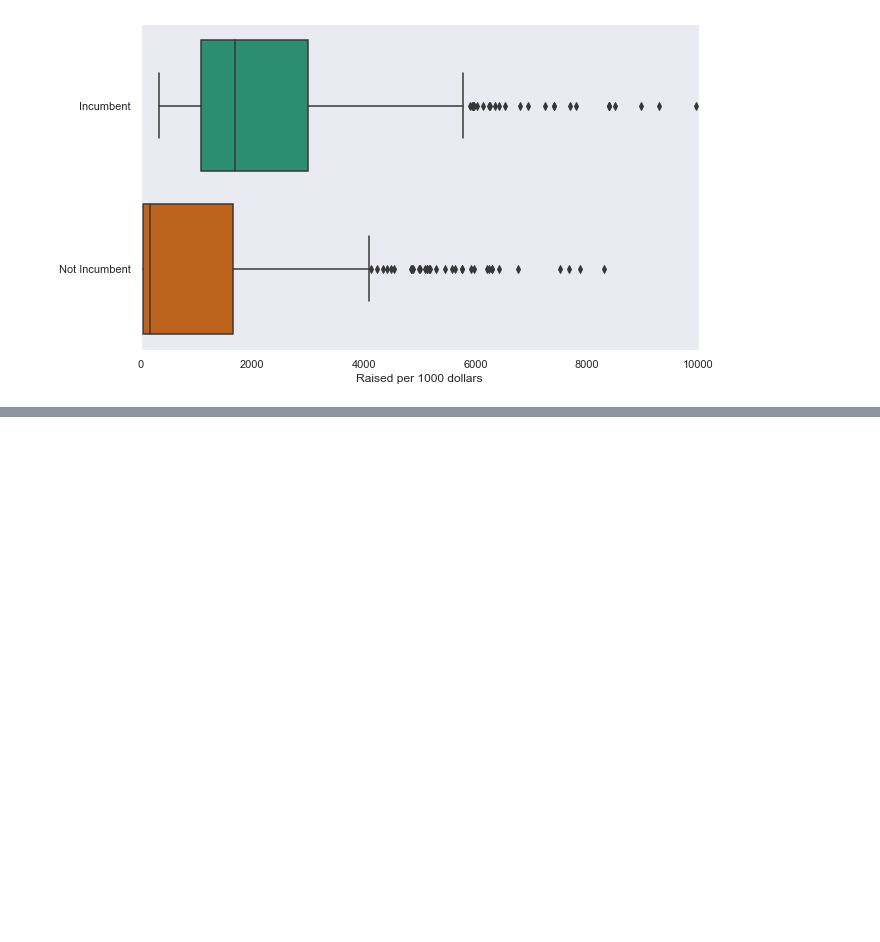
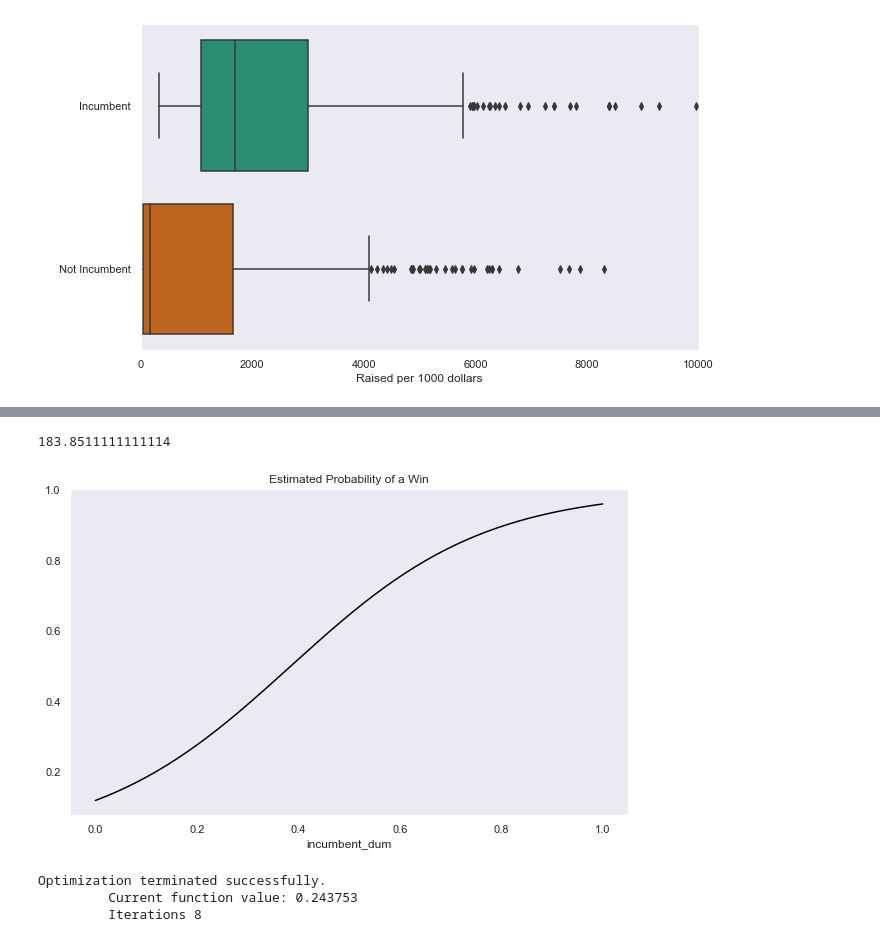
Before and after one commit to hcgreer/webscraping_open_secrets-pizza, a Jupyter notebook: Notebooks/hg_webscrape.ipynb, the cells around one changed output, grey strips where cells are left out. Drawn from its saved outputs; the diff is of its cells as text; code cells hidden in the pictures; blank space fills up the shorter version.

```diff
--- a/Notebooks/hg_webscrape.ipynb
+++ b/Notebooks/hg_webscrape.ipynb
@@ -209,3 +213,10 @@ sns.boxplot(
 ax.set_xlim(0, 10000);
 # %% [output]
 [figure]
+# %%
+all_candidates = all_candidates.drop(columns = ['Unnamed: 0'])
+all_candidates['winner_dum'] = pd.get_dummies(all_candidates['winner'])['Winner']
+all_candidates['incumbent_dum'] = pd.get_dummies(all_candidates['incumbent'])['Incumbent']
+# %%
+win_incum_logreg = smf.logit("winner_dum ~ incumbent_dum",
+                          data = all_candidates).fit()
@@ -211,0 +241,21 @@ ax.set_xlim(0, 10000);
+# %%
+np.exp(win_incum_logreg.params['incumbent_dum'])
+# %% [output]
+183.8511111111114
+# %%
+fit_df = pd.DataFrame({
+    'incumbent_dum': np.linspace(start = all_candidates['incumbent_dum'].min(),
+                            stop = all_candidates['incumbent_dum'].max(),
+                            num = 150)
+})
+
+fit_df['fit'] = win_incum_logreg.predict(fit_df)
+
+fit_df.plot(x = 'incumbent_dum',
+             y = 'fit',
+             legend = False,
+             figsize = (10,6),
+             color = 'black',
+            title = 'Estimated Probability of a Win');
+# %% [output]
+[figure, added]
@@ -211,0 +272,7 @@ ax.set_xlim(0, 10000);
+# %%
+win_per_spent_logreg = smf.logit("winner_dum ~ percent_spent",
+                          data = all_candidates).fit()
+# %% [output]
+Optimization terminated successfully.
+         Current function value: 0.243753
+         Iterations 8
```
Also changed, not shown: parts of 16 cells of this notebook.
